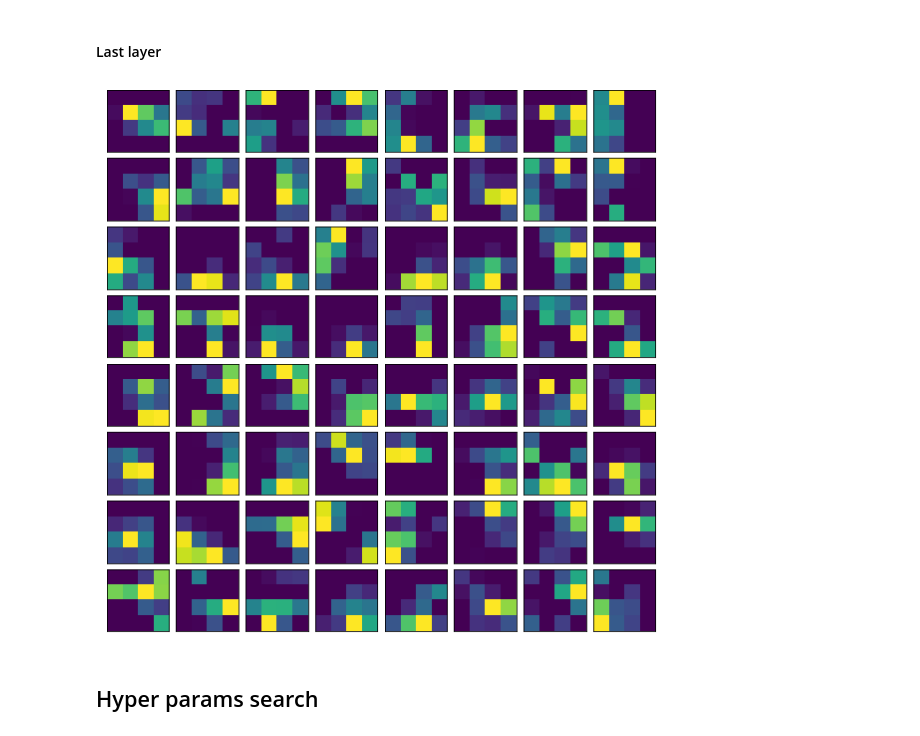
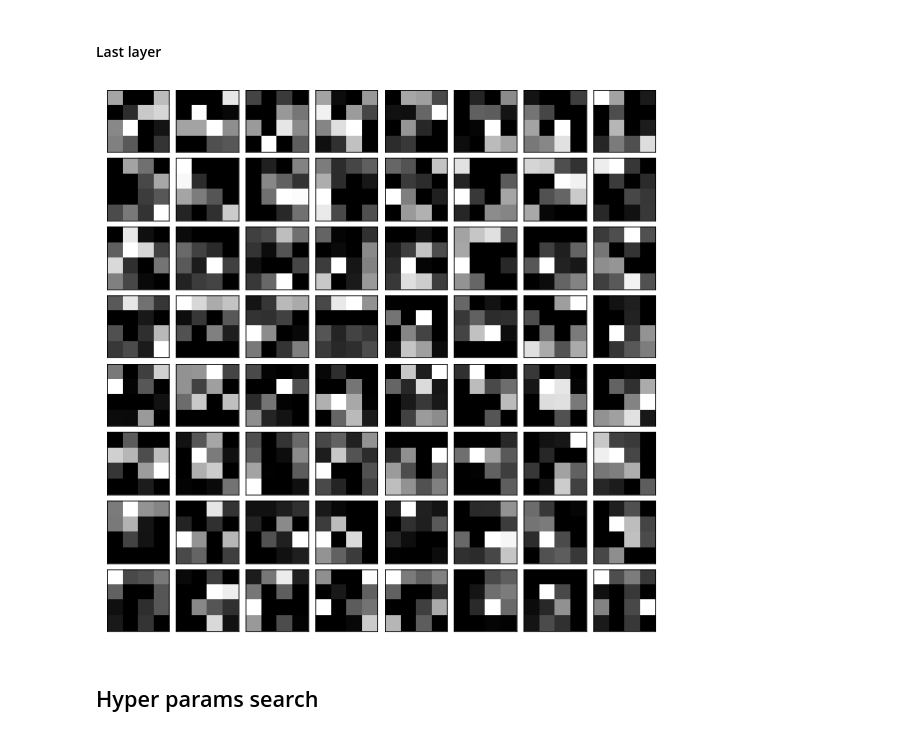
Before and after one commit to LatentDream/deep-learning, a Jupyter notebook: Assignment_1/solution.ipynb, the cells around one changed output. Cells and saved outputs as stored; diff of their text form; code cells hidden in the pictures.

Commit message:
Adding if main to not execute everything

```diff
--- a/Assignment_1/solution.ipynb
+++ b/Assignment_1/solution.ipynb
@@ -244,8 +244,7 @@ class NN(object):
 
     # Last layer
     """ delta_L = nabla Hadamard_product act_func_derivative(w_L * h_L-1 + b) """
-    delta = (output - labels) # softmax cross_entropy backward
-    if self.debug:print(f"      delta_{delta.shape}")
+    delta = - (output - labels) # softmax cross_entropy backward
 
     # Save value
     grads[f"db{self.n_hidden + 1}"] = np.expand_dims(np.mean(delta, axis=0), axis=0)
@@ -993,5 +948,6 @@ torch.save(model, "resnet18")
 # %%
-model = torch.load("resnet18")
+if __name__ == "__main__":
+    model = torch.load("resnet18")
 # %% [markdown]
 ## Questions 3.4, 3.5, 3.6, 3.7, 3.8
 You may write your own code for these questions below. These will not be autograded and you need not submit code for these, only the report.
@@ -1040,10 +997,10 @@ def print_filter(filters, n_filter_to_display=6):
             i_idx += 1
     plt.show()
 
-
-print("First layer filters")
-first_filters = model.get_first_conv_layer_filters()
-print_filter(first_filters)
+if __name__ == "__main__":
+    print("First layer filters")
+    first_filters = model.get_first_conv_layer_filters()
+    print_filter(first_filters)
 # %% [output]
 First layer filters
 [figure]
@@ -1118,27 +1076,28 @@ plt.subplots_adjust(wspace=0., hspace=0.1)
 # %% [markdown]
 #### Last layer
 # %%
-from matplotlib.colorbar import constrained_layout
 from torchvision.models.feature_extraction import create_feature_extractor
 
-model_extract_last_features = create_feature_extractor(model, {"layer4": "layer4"})
-out = model_extract_last_features(vis_image.to(device))
-out['layer4'].shape
+if __name__ == "__main__":
 
-figure(figsize=(10,10))
+    model_extract_last_features = create_feature_extractor(model, {"layer4": "layer4"})
+    out = model_extract_last_features(vis_image.to(device))
+    out['layer4'].shape
 
-ax = [plt.subplot(8,8,i+1) for i in range(64)]
+    figure(figsize=(10,10))
 
-for i, a in enumerate(ax):
-    a.set_xticks([])
-    a.set_yticks([])
+    ax = [plt.subplot(8,8,i+1) for i in range(64)]
 
-    image = out['layer4'].cpu().detach().numpy()[0, i,:,:]
-    a.imshow(image, cmap='gray')
+    for i, a in enumerate(ax):
+        a.set_xticks([])
+        a.set_yticks([])
 
-plt.subplots_adjust(wspace=0., hspace=0.1)
+        image = out['layer4'].cpu().detach().numpy()[0, i,:,:]
+        a.imshow(image, cmap='gray')
+
+    plt.subplots_adjust(wspace=0., hspace=0.1)
 # %% [output]
-[figure, old version]
+[figure, new version]
 # %% [markdown]
 ## Hyper params search
 # %% [markdown]
```
Also changed, not shown: parts of 13 cells of this notebook.
